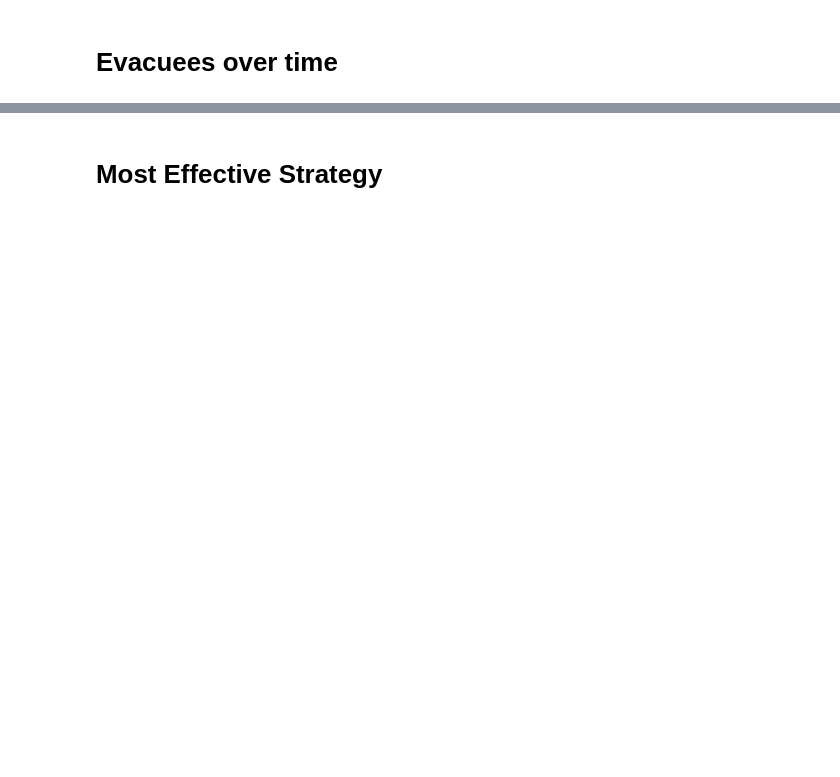
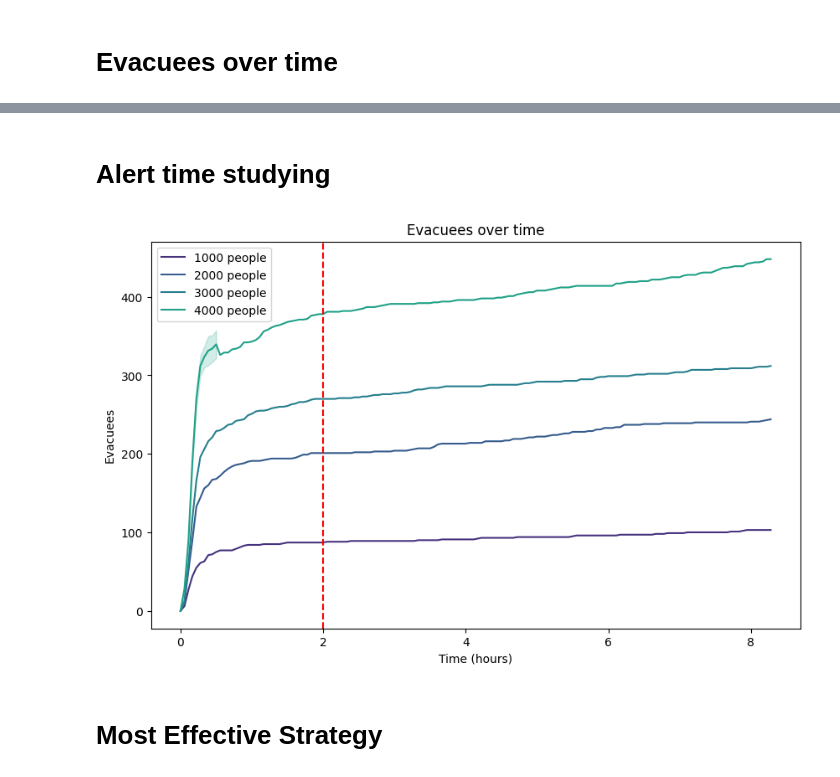
Before and after one commit to dungzvu/tsunami-evacuation-simulation, a Jupyter notebook: visualization/visualization.ipynb, the cells around one changed output, grey strips where cells are left out. Cells and saved outputs as stored; diff of their text form; code cells hidden in the pictures; blank space fills up the shorter version.

```diff
--- a/visualization/visualization.ipynb
+++ b/visualization/visualization.ipynb
@@ -48,3 +51,49 @@ plt.show()
+# %% [markdown]
+# Alert time studying
+# %%
+import pandas as pd
+import numpy as np
+from pathlib import Path
+
+RESULT_PATH = Path('../results')
+
+evacuees_1000_random_1440 = pd.read_csv(RESULT_PATH / 'evacuees_1000_random_1440.csv')
+evacuees_2000_random_1440 = pd.read_csv(RESULT_PATH / 'evacuees_2000_random_1440.csv')
+evacuees_3000_random_1440 = pd.read_csv(RESULT_PATH / 'evacuees_3000_random_1440.csv')
+evacuees_4000_random_1440 = pd.read_csv(RESULT_PATH / 'evacuees_4000_random_1440.csv')
+
+max_time = 30000
+evacuees_1000_random_1440 = evacuees_1000_random_1440[evacuees_1000_random_1440['time'] < max_time]
+evacuees_2000_random_1440 = evacuees_2000_random_1440[evacuees_2000_random_1440['time'] < max_time]
+evacuees_3000_random_1440 = evacuees_3000_random_1440[evacuees_3000_random_1440['time'] < max_time]
+evacuees_4000_random_1440 = evacuees_4000_random_1440[evacuees_4000_random_1440['time'] < max_time]
+
+for df in [evacuees_1000_random_1440, evacuees_2000_random_1440, evacuees_3000_random_1440, evacuees_4000_random_1440]:
+	df['hours'] = df['time'] / 3600.0
+
+# df_2000_furthest.head()
+
+# draw plot of 6 series
+import matplotlib.pyplot as plt
+import seaborn as sns
+
+sns.set_palette("viridis")
+
+plt.figure(figsize=(10, 6))
+sns.lineplot(data=evacuees_1000_random_1440, x='hours', y='number_evacuted_people', label='1000 people')
+sns.lineplot(data=evacuees_2000_random_1440, x='hours', y='number_evacuted_people', label='2000 people')
+sns.lineplot(data=evacuees_3000_random_1440, x='hours', y='number_evacuted_people', label='3000 people')
+sns.lineplot(data=evacuees_4000_random_1440, x='hours', y='number_evacuted_people', label='4000 people')
+
+# draw a vertical line at 2 hour
+plt.axvline(x=2, color='r', linestyle='--')
+
+plt.title('Evacuees over time')
+plt.xlabel('Time (hours)')
+plt.ylabel('Evacuees')
+plt.show()
+# %% [output]
+[figure, added]
 # %% [markdown]
 # Most Effective Strategy
 # %%
```
Also changed, not shown: parts of 5 cells of this notebook, 19 other files.
